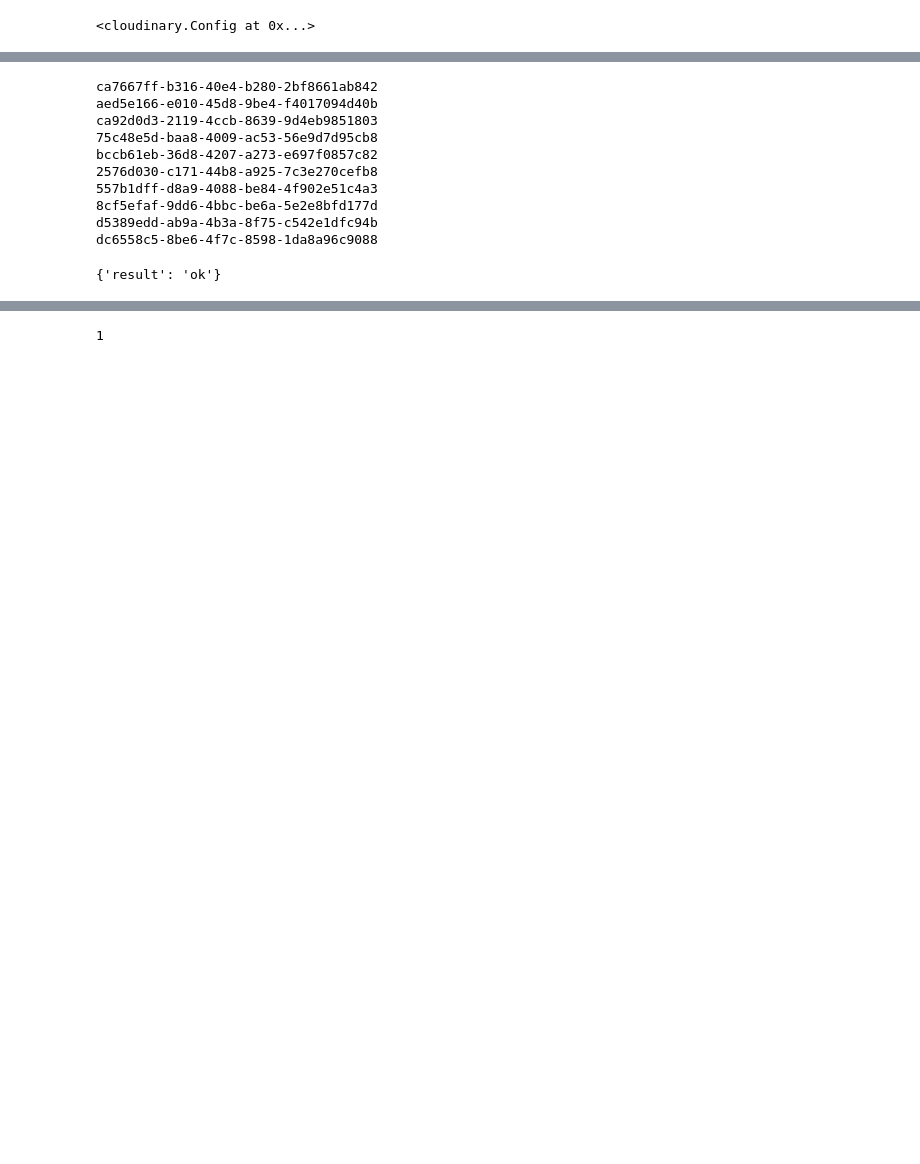
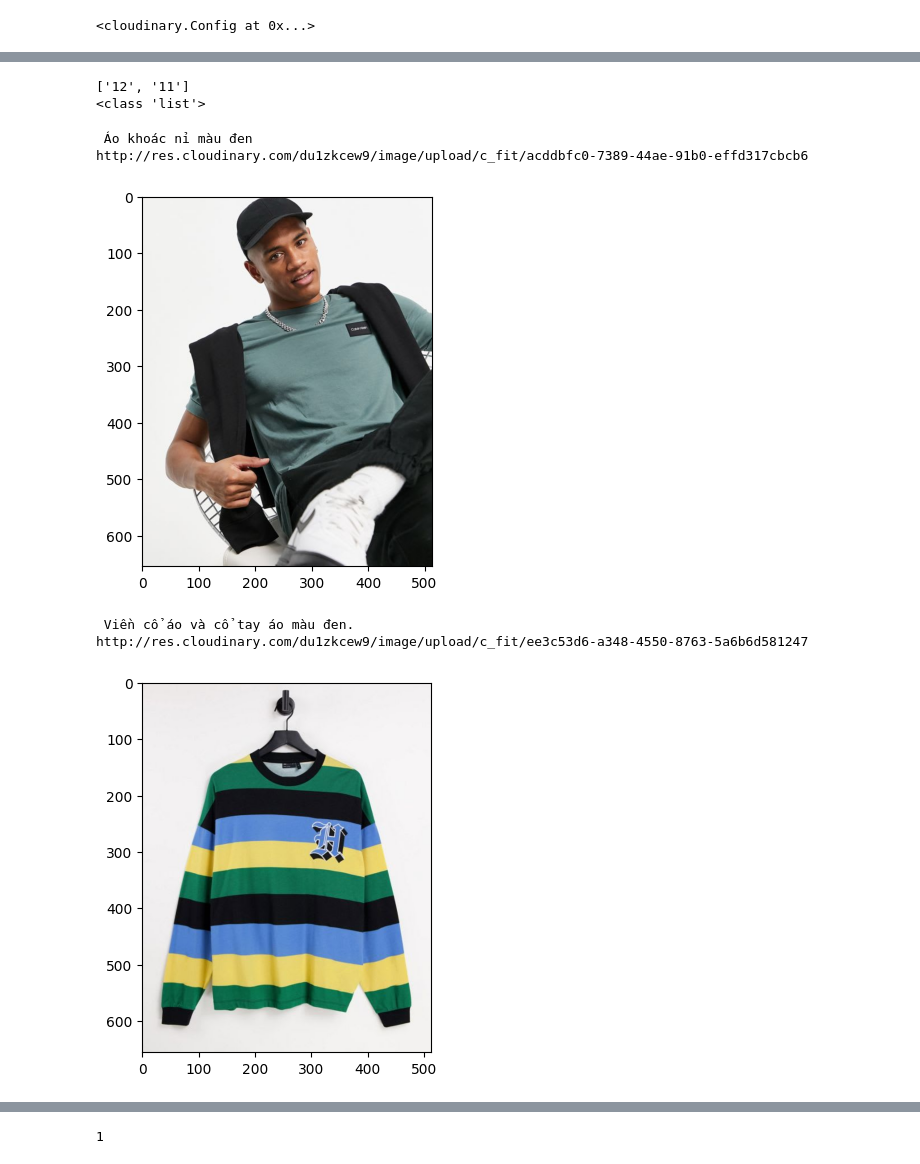
Before and after one commit to LongThien91/Image-Search-From-Text-Descriptions-With-RAG-Pipeline, a Jupyter notebook: tst.ipynb, the cells around one changed output, grey strips where cells are left out. Saved outputs shown, nothing was run; the diff lists cells and outputs as text; code cells hidden in the pictures; blank space fills up the shorter version.

Commit message:
Update Response

```diff
--- a/tst.ipynb
+++ b/tst.ipynb
@@ -28,0 +37,7 @@ results=top_image('áo có màu đen với số 1 đằng sau lưng','kaggle',10
+# %%
+query="áo màu đen "
+results=top_image_description(query,'kaggle',20)
+query_list=[]
+for result in results:
+    print(result.payload["image_description"])
+    query_list.append(result.payload["image_description"])
@@ -28,0 +62,5 @@ results=top_image('áo có màu đen với số 1 đằng sau lưng','kaggle',10
+# %%
+from vectorDatabase.vector_search import top_image_by_llm
+
+query_list_to_prompt= top_image_by_llm(query,query_list,5)
+print(query_list_to_prompt)
@@ -29,25 +85,35 @@ results=top_image('áo có màu đen với số 1 đằng sau lưng','kaggle',10
+# %%
+import json
+
+lst = json.loads(query_list_to_prompt)
+
+print(lst)
+print(type(lst))
+# %% [output]
+['12', '11']
+<class 'list'>
 # %%
-for result in results:
-    print(result.id)
-    uuid = "day la anh"  # hoặc public_id của bạn
-    url = get_image_url(uuid)
+for i in lst:
+    try:
+        result=results[int(i)]
+        print(result.payload["image_description"])
+        uuid = (result.payload["id_image"])  # hoặc public_id của bạn
+        url = get_image_url(uuid)
 
-    response = requests.get(url)
-    img = Image.open(BytesIO(response.content))
-    plt.imshow(img)
-    plt.tight_layout()
-    plt.show()
+        response = requests.get(url)
+        print(url)
+        img = Image.open(BytesIO(response.content))
+        plt.imshow(img)
+        plt.show()
+    except:
+        continue
 # %% [output]
-ca7667ff-b316-40e4-b280-2bf8661ab842
-aed5e166-e010-45d8-9be4-f4017094d40b
-ca92d0d3-2119-4ccb-8639-9d4eb9851803
-75c48e5d-baa8-4009-ac53-56e9d7d95cb8
-bccb61eb-36d8-4207-a273-e697f0857c82
-2576d030-c171-44b8-a925-7c3e270cefb8
-557b1dff-d8a9-4088-be84-4f902e51c4a3
-8cf5efaf-9dd6-4bbc-be6a-5e2e8bfd177d
-d5389edd-ab9a-4b3a-8f75-c542e1dfc94b
-dc6558c5-8be6-4f7c-8598-1da8a96c9088
+ Áo khoác nỉ màu đen
+http://res.cloudinary.com/du1zkcew9/image/upload/c_fit/acddbfc0-7389-44ae-91b0-effd317cbcb6
+[figure, added]
+ Viền cổ áo và cổ tay áo màu đen.
+http://res.cloudinary.com/du1zkcew9/image/upload/c_fit/ee3c53d6-a348-4550-8763-5a6b6d581247
+[figure, added]
 # %%
 cloudinary.uploader.upload(
     r"D:\DownLoad\20201030_190044.jpg",
@@ -65,5 +122,0 @@ img = Image.open(BytesIO(response.content))
-# %%
-uuid = "gtrfdvggd"  # hoặc public_id của bạn
-delete_image(uuid)
-# %% [output]
-{'result': 'ok'}
```
Also changed, not shown: parts of 13 cells of this notebook, 7 other files.
